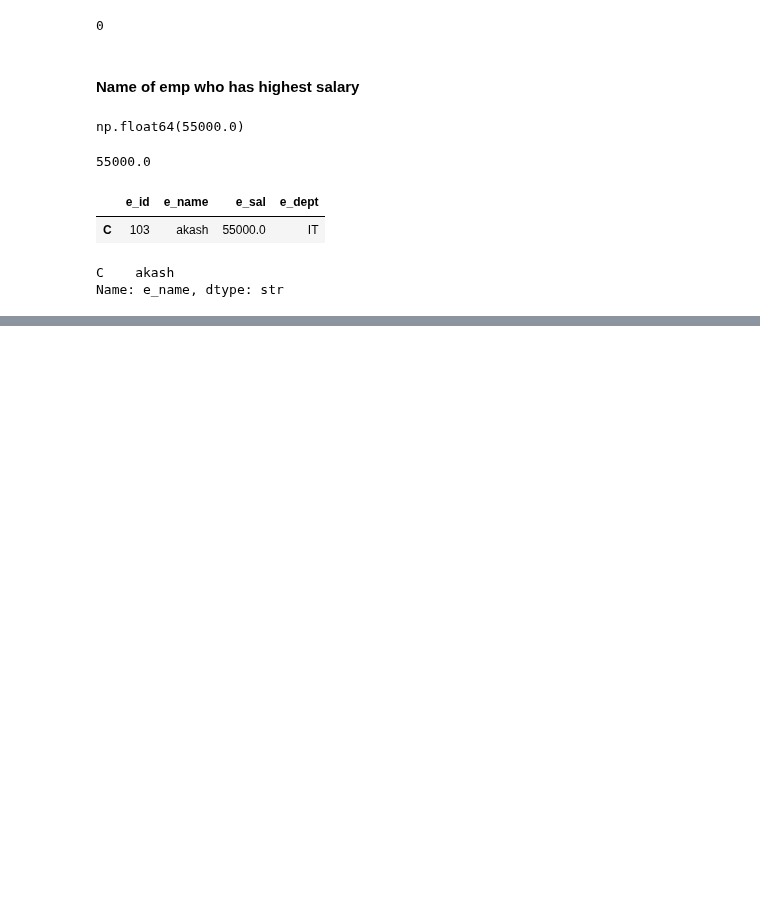
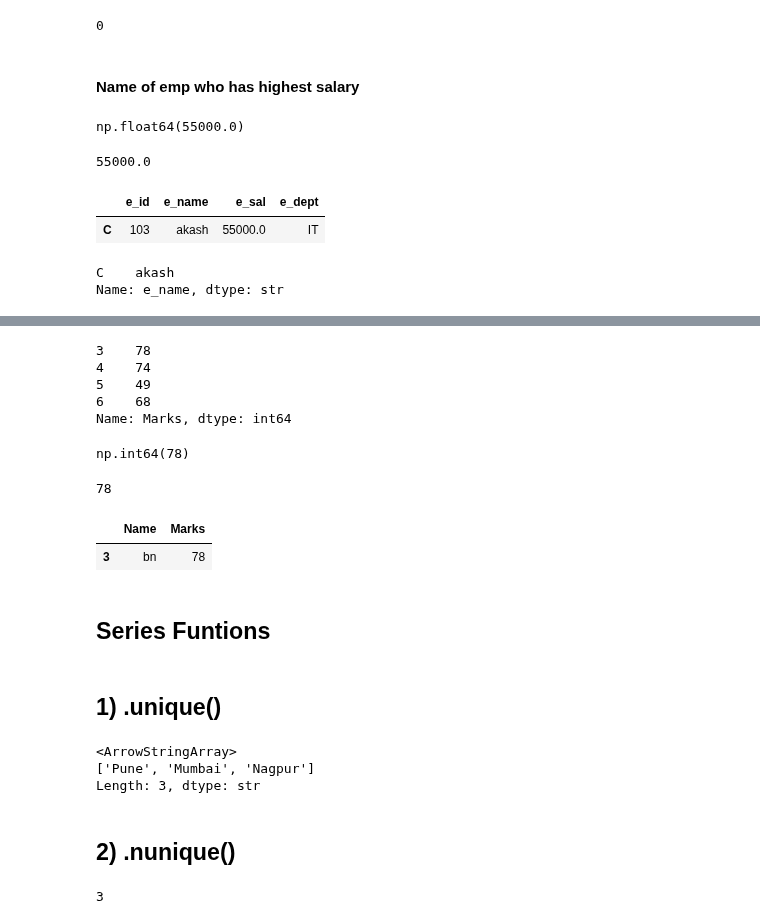
Before and after one commit to gtejas-45/Started-Python, a Jupyter notebook: pandas.ipynb, the cells around one changed output, grey strips where cells are left out. Drawn from its saved outputs; the diff is of its cells as text; code cells hidden in the pictures; blank space fills up the shorter version.

```diff
--- a/pandas.ipynb
+++ b/pandas.ipynb
@@ -198,0 +319,38 @@ Name: e_name, dtype: str
+# %%
+df[df['Dept'] == 2]['Marks']
+# %% [output]
+3    78
+4    74
+5    49
+6    68
+Name: Marks, dtype: int64
+# %%
+df[df['Dept'] == 2]['Marks'].max()
+# %% [output]
+np.int64(78)
+# %%
+print(df[df['Dept'] == 2]['Marks'].max())
+# %% [output]
+78
+# %%
+#If we want to many columns so we use data in list at the end
+df[df['Marks'] == df[df['Dept'] == 2]['Marks'].max()][['Name','Marks']]
+# %% [output]
+|  | Name | Marks |
+| 3 | bn | 78 |
+# %% [markdown]
+## Series Funtions
+# %% [markdown]
+## 1) .unique()
+# %%
+df['Address'].unique() # Gives the unique value from data
+# %% [output]
+<ArrowStringArray>
+['Pune', 'Mumbai', 'Nagpur']
+Length: 3, dtype: str
+# %% [markdown]
+## 2) .nunique()
+# %%
+df['Address'].nunique() #total of unique value
+# %% [output]
+3
```
Also changed, not shown: parts of 28 cells of this notebook, 1 other file.
